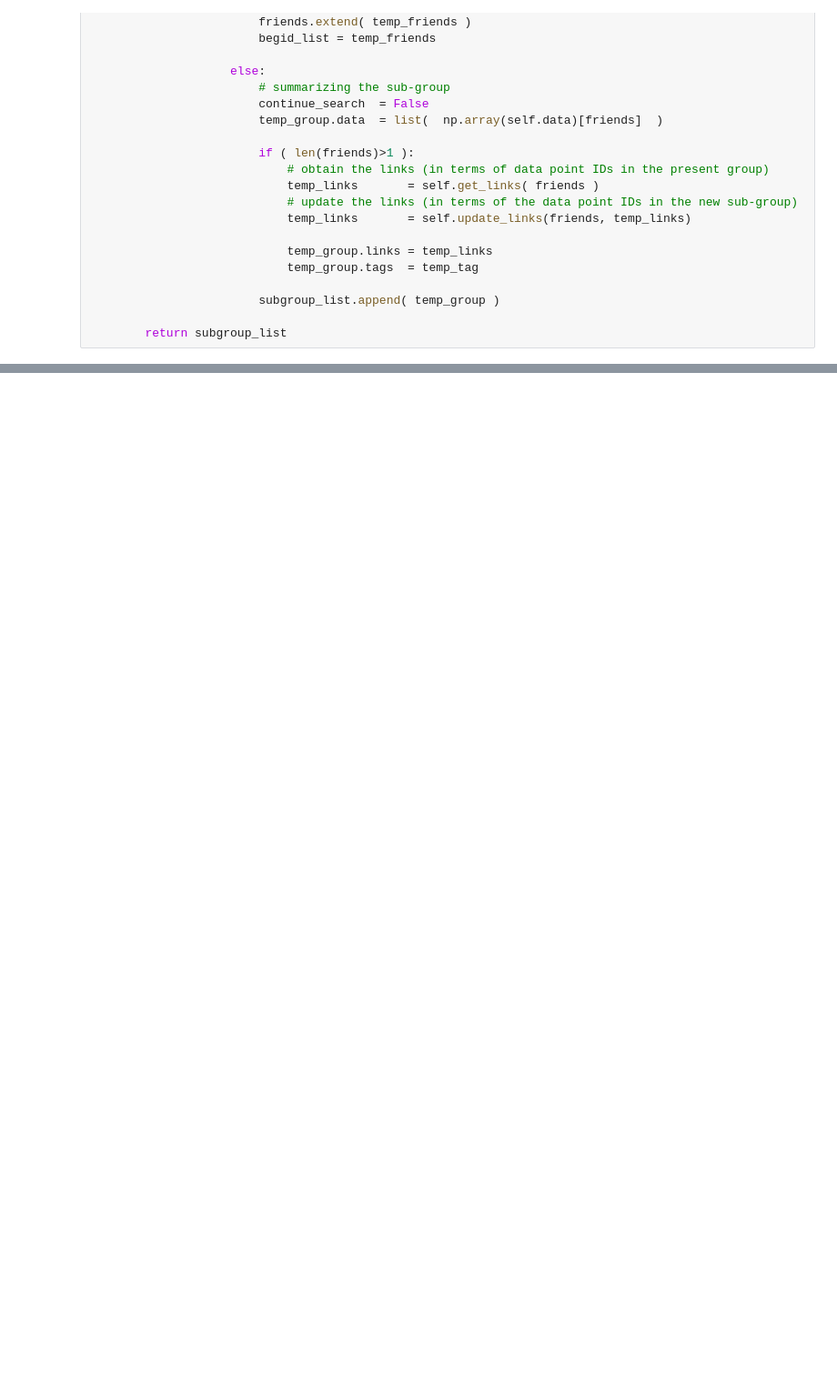
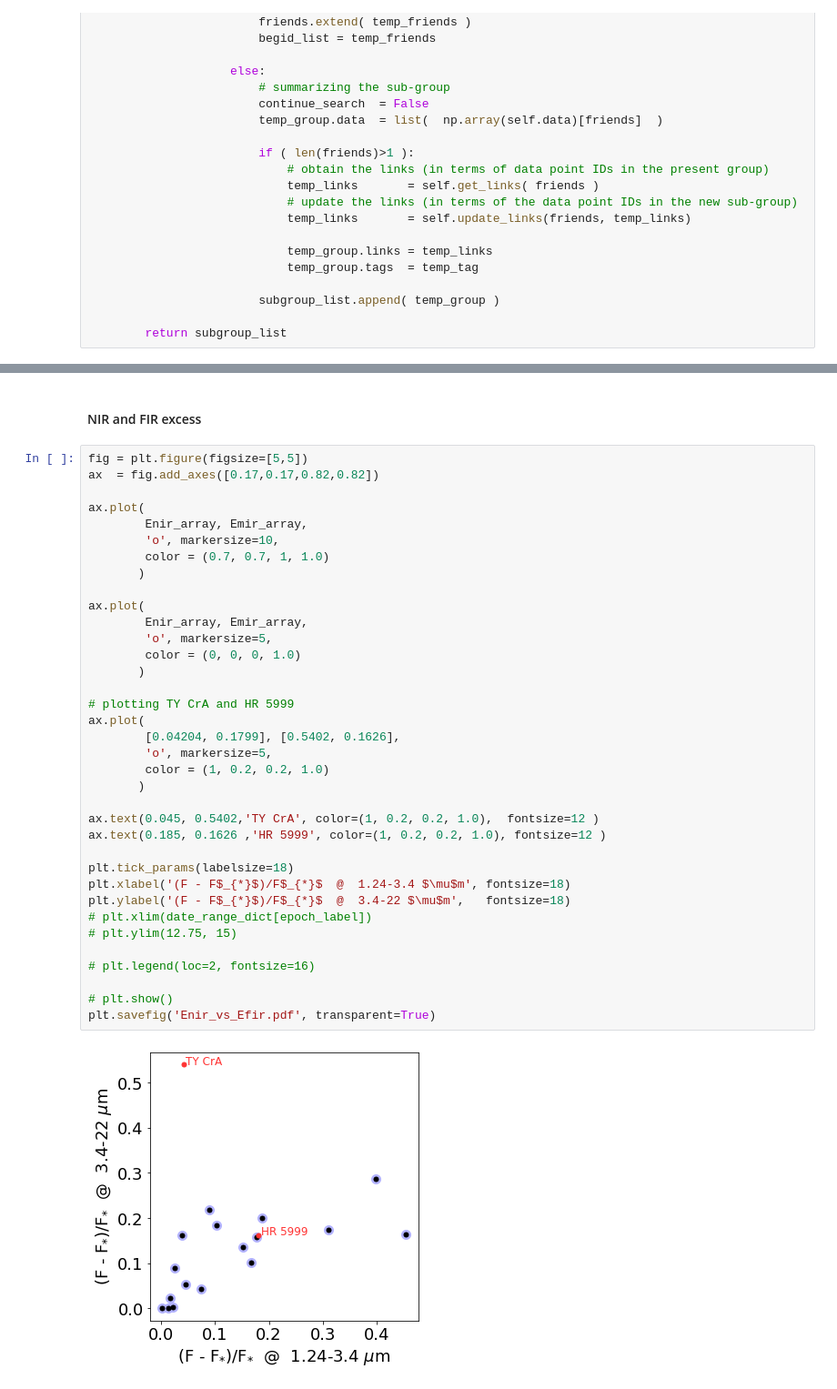
Before and after one commit to baobabyoo/GAIAHerbig, a Jupyter notebook: gaiaHerbig.ipynb, the cells around one changed output, grey strips where cells are left out. Shown at 91% size. Saved outputs shown, nothing was run; the diff lists cells and outputs as text; blank space fills up the shorter version.

```diff
--- a/gaiaHerbig.ipynb
+++ b/gaiaHerbig.ipynb
@@ -1151,0 +1217,40 @@ for i in range( len( sub_group ) ):
+# %% [markdown]
+#### NIR and FIR excess
+# %%
+fig = plt.figure(figsize=[5,5])
+ax  = fig.add_axes([0.17,0.17,0.82,0.82])
+
+ax.plot(
+        Enir_array, Emir_array,
+        'o', markersize=10,
+        color = (0.7, 0.7, 1, 1.0)
+       )
+
+ax.plot(
+        Enir_array, Emir_array,
+        'o', markersize=5,
+        color = (0, 0, 0, 1.0)
+       )
+
+# plotting TY CrA and HR 5999
+ax.plot(
+        [0.04204, 0.1799], [0.5402, 0.1626],
+        'o', markersize=5,
+        color = (1, 0.2, 0.2, 1.0)
+       )
+
+ax.text(0.045, 0.5402,'TY CrA', color=(1, 0.2, 0.2, 1.0),  fontsize=12 )
+ax.text(0.185, 0.1626 ,'HR 5999', color=(1, 0.2, 0.2, 1.0), fontsize=12 )
+
+plt.tick_params(labelsize=18)
+plt.xlabel('(F - F$_{*}$)/F$_{*}$  @  1.24-3.4 $\mu$m', fontsize=18)
+plt.ylabel('(F - F$_{*}$)/F$_{*}$  @  3.4-22 $\mu$m',   fontsize=18)
+# plt.xlim(date_range_dict[epoch_label])
+# plt.ylim(12.75, 15)
+
+# plt.legend(loc=2, fontsize=16)
+
+# plt.show()
+plt.savefig('Enir_vs_Efir.pdf', transparent=True)
+# %% [output]
+[figure, added]
```
Also changed, not shown: parts of 10 cells of this notebook, 3 other files.
